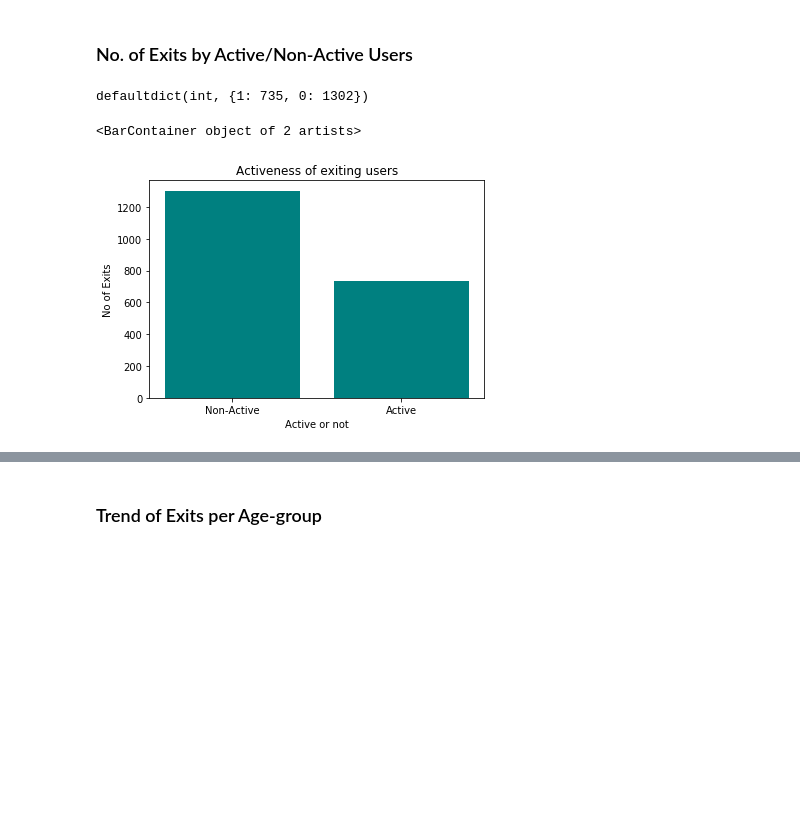
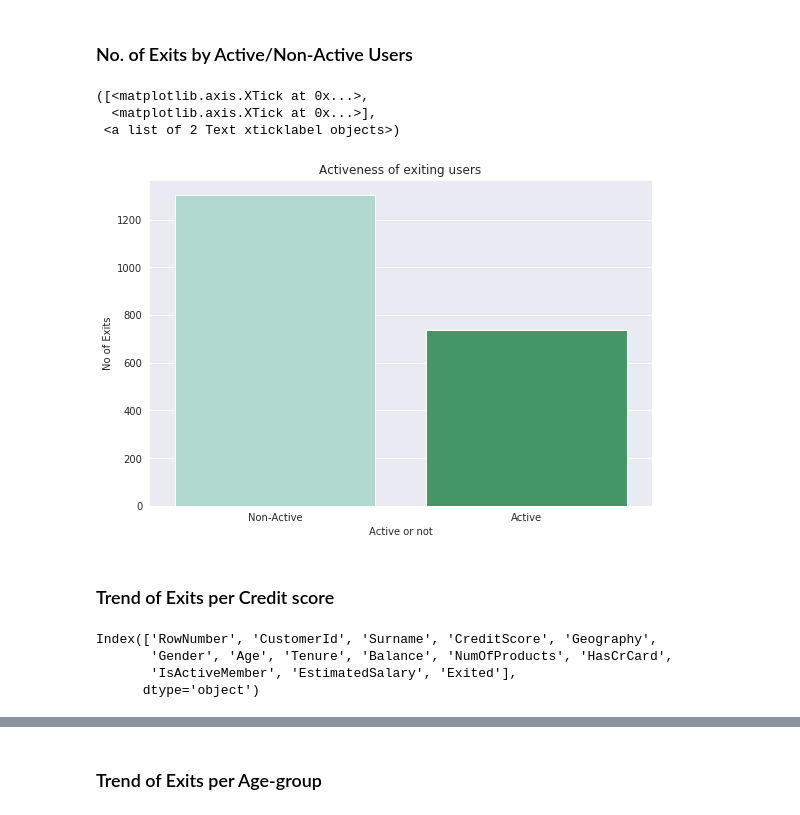
Before and after one commit to pratik-1999/Churn_Model, a Jupyter notebook: Geo_demographic_data_analysis.ipynb, the cells around one changed output, grey strips where cells are left out. Saved outputs shown, nothing was run; the diff lists cells and outputs as text; code cells hidden in the pictures; blank space fills up the shorter version.

```diff
--- a/Geo_demographic_data_analysis.ipynb
+++ b/Geo_demographic_data_analysis.ipynb
@@ -111,5 +59,7 @@ y = [ExitperRegion[i] for i in x]
 # %%
+sea.set_style('darkgrid')
+plt.figure(figsize=(9 , 6))
 plt.gca().set(xlabel = 'Countries', ylabel = 'No of Exits', Title = 'Exits Per Country')
-plt.ylim(300, 830)
-plt.bar(x, y, color = 'Orange')
+# plt.ylim(300, 830)
+sea.barplot(x, y, palette= 'GnBu')
 # %% [output]
@@ -119,8 +69,8 @@ plt.bar(x, y, color = 'Orange')
 ### Trend of Exits per Gender :
 This analysis can be very helpful in deciding whether users of a particular gender are leaving the bank's service more often than the other.
 # %%
-ExitbyGender =defaultdict(int)
-for d in dat:
-    if d['Exited'] == 1:
-        ExitbyGender[d['Gender']] += 1
+exits_per_gender = defaultdict(int)
+
+for d in data[data.Exited == 1].Gender.values: # Customers who exited
+    exits_per_gender[d] += 1
 # %%
@@ -135,21 +108,30 @@ plt.bar(x, y, color = 'Navy',align = 'center')
 # %% [markdown]
 ### No. of Exits by Active/Non-Active Users
 # %%
-ActiveNonActiveExits = defaultdict(int)
-for d in dat:
-    if d['Exited'] == 1:
-        ActiveNonActiveExits[d['IsActiveMember']] += 1
+exits_per_activeness = defaultdict(int)
+
+for d in data.values:
+    if d[-1] == 1 : # Customers who exited
+        exits_per_activeness[d[-3]] += 1
-# %%
-ActiveNonActiveExits
-# %% [output]
-defaultdict(int, {1: 735, 0: 1302})
+# %%
+x = list(exits_per_activeness.keys())
+y = list(exits_per_activeness.values())
 # %%
-x = [i for i in ActiveNonActiveExits.keys()]
-y = [ActiveNonActiveExits[i] for i in x]
+plt.figure(figsize= (9, 6))
+sea.barplot(x, y, palette='BuGn')
 plt.gca().set(xlabel = 'Active or not', ylabel = 'No of Exits', Title = 'Activeness of exiting users')
-# plt.ylim(800, 1200)
 plt.xticks(ticks = [1, 0], labels=['Active', 'Non-Active'])
-plt.bar(x, y, color = 'Teal')
 # %% [output]
-<BarContainer object of 2 artists>
+([<matplotlib.axis.XTick at 0x...>,
+  <matplotlib.axis.XTick at 0x...>],
+ <a list of 2 Text xticklabel objects>)
-[figure, old version]
+[figure, new version]
+# %% [markdown]
+### Trend of Exits per Credit score
+# %%
+data.columns
+# %% [output]
+Index(['RowNumber', 'CustomerId', 'Surname', 'CreditScore', 'Geography',
+       'Gender', 'Age', 'Tenure', 'Balance', 'NumOfProducts', 'HasCrCard',
+       'IsActiveMember', 'EstimatedSalary', 'Exited'],
+      dtype='object')
```
Also changed, not shown: parts of 35 cells of this notebook, 1 other file.
